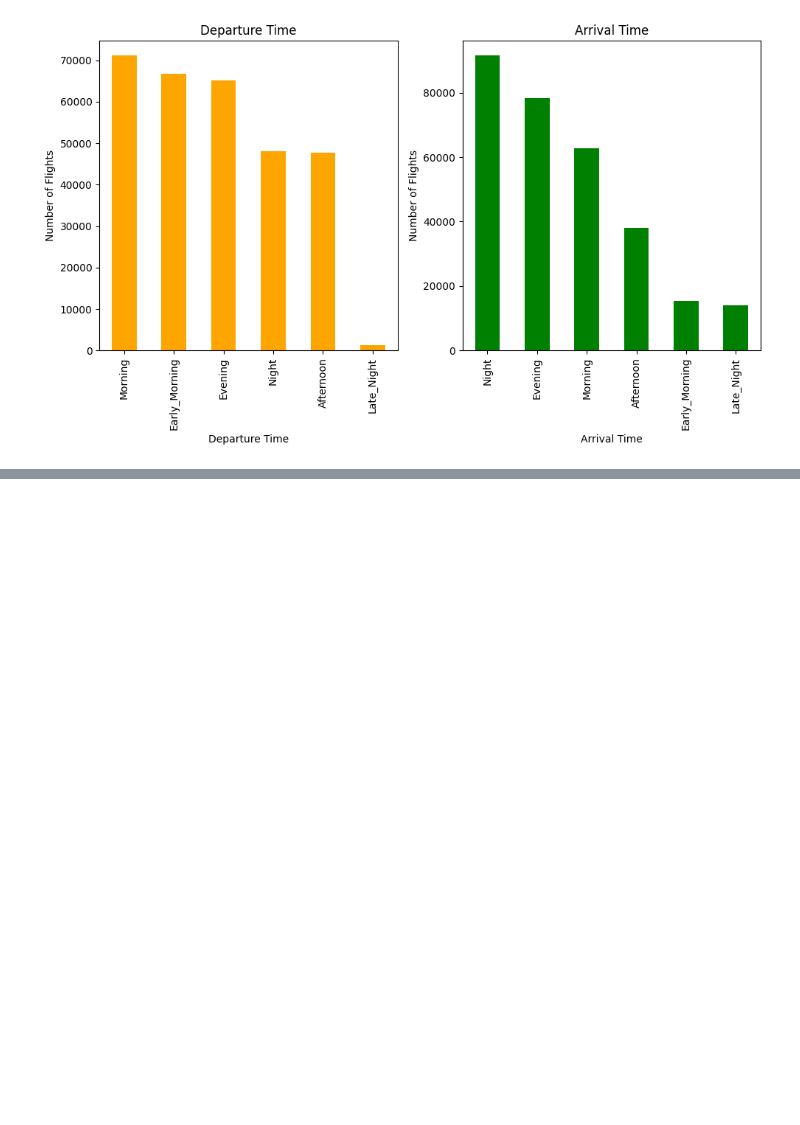
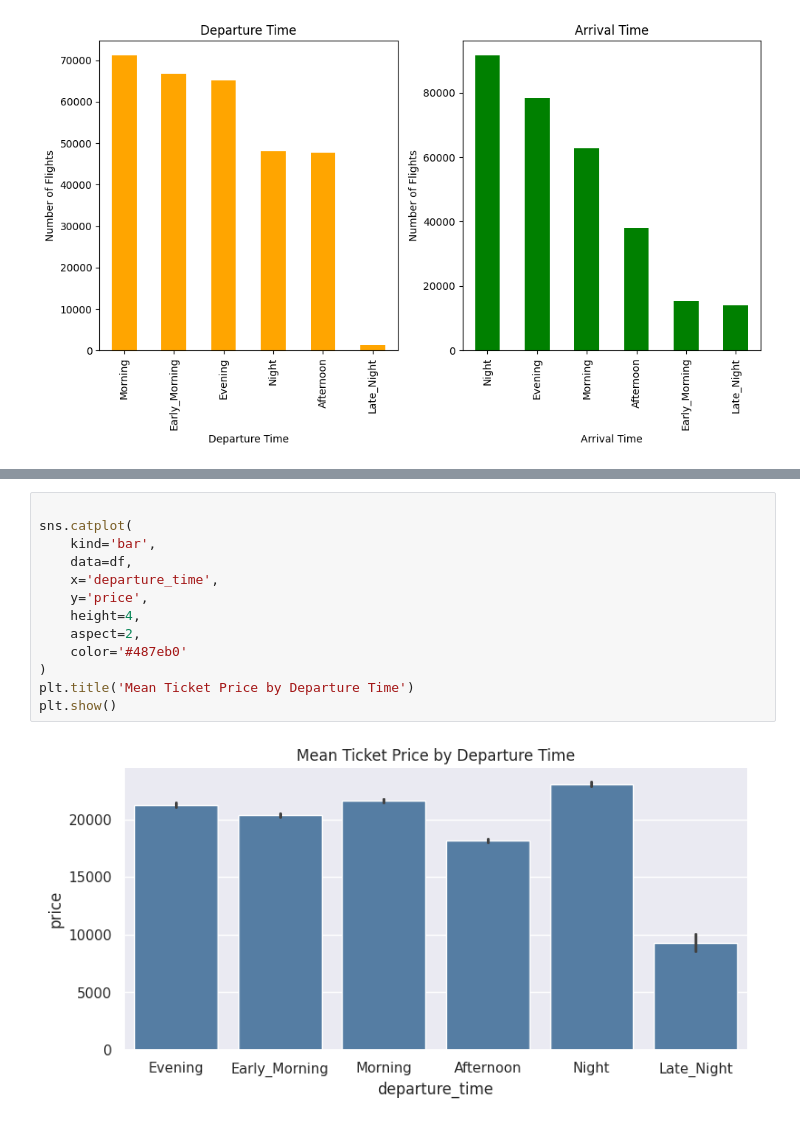
Before and after one commit to mwjallen/JamesBondGadgets, a Jupyter notebook: flt_data.ipynb, the cells around one changed output, grey strips where cells are left out. Drawn from its saved outputs; the diff is of its cells as text; blank space fills up the shorter version.

```diff
--- a/flt_data.ipynb
+++ b/flt_data.ipynb
@@ -229,0 +356,15 @@ plt.show()
+# %%
+
+sns.catplot(
+    kind='bar',
+    data=df,
+    x='departure_time',
+    y='price',
+    height=4,
+    aspect=2,
+    color='#487eb0'
+)
+plt.title('Mean Ticket Price by Departure Time')
+plt.show()
+# %% [output]
+[figure, added]
```
Also changed, not shown: parts of 15 cells of this notebook.
